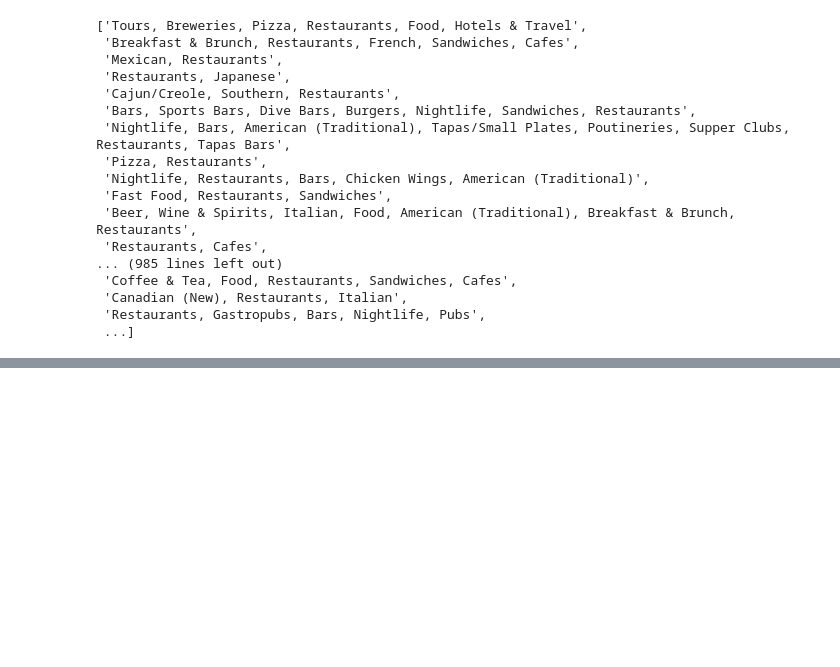
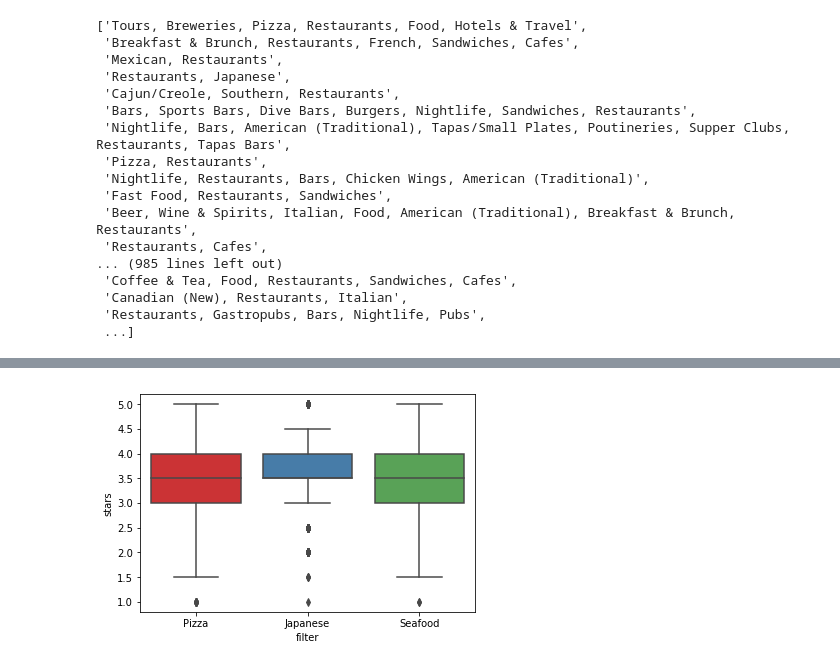
Before and after one commit to suk4402/Predict-restaurant-success-using-Yelp-data, a Jupyter notebook: Capstone yelp.ipynb, the cells around one changed output, grey strips where cells are left out. Drawn from its saved outputs; the diff is of its cells as text; code cells hidden in the pictures; blank space fills up the shorter version.

```diff
--- a/Capstone yelp.ipynb
+++ b/Capstone yelp.ipynb
@@ -372,0 +490,15 @@ df1.categories.unique().tolist()
+# %%
+# Create data
+g13 = df1[df1['filter'] == 'Pizza']
+g13 = g13[['filter', 'stars']]
+g23 = df1[df1['filter'] == 'Japanese']
+g23 = g23[['filter', 'stars']]
+g33 = df1[df1['filter'] == 'Seafood']
+g33 = g33[['filter', 'stars']]
+
+df3 = pd.concat([g13, g23, g33])
+
+sns.boxplot(x="filter", y="stars", data=df3, palette="Set1")
+plt.show()
+# %% [output]
+[figure, added]
```
Also changed, not shown: parts of 14 cells of this notebook.
